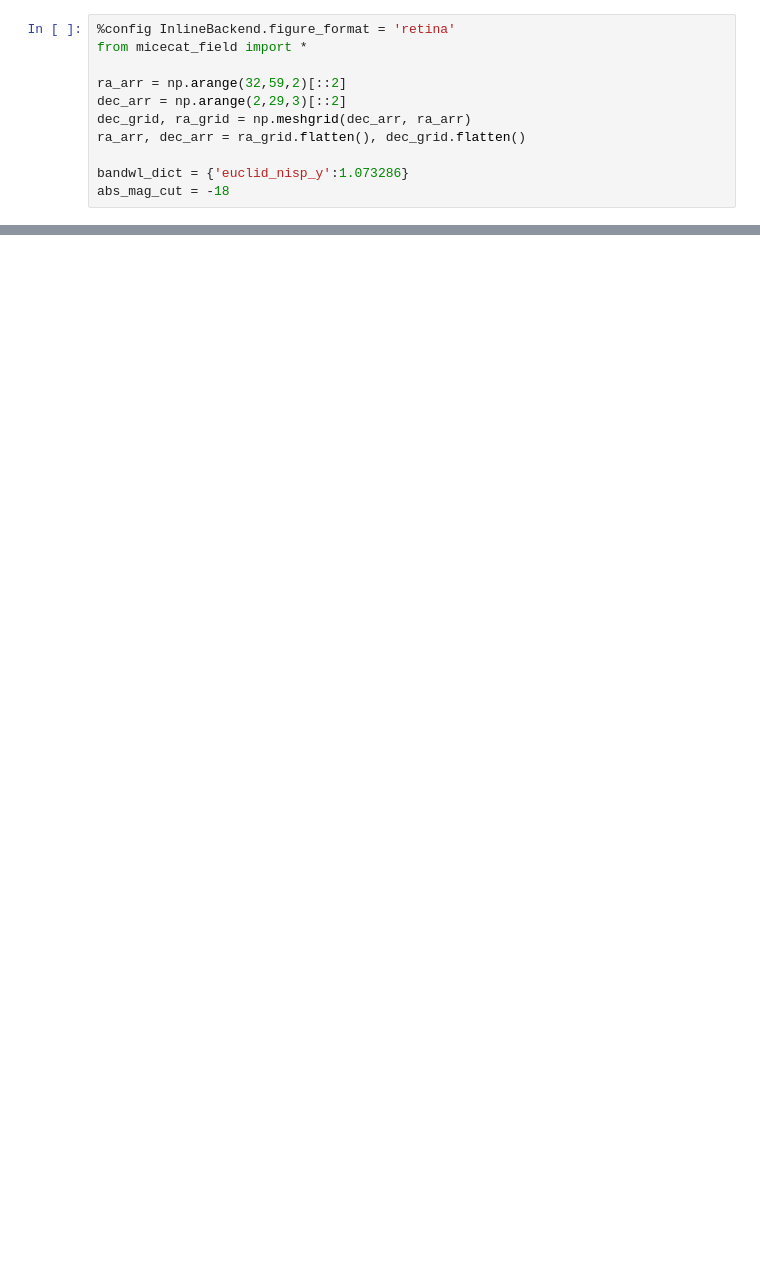
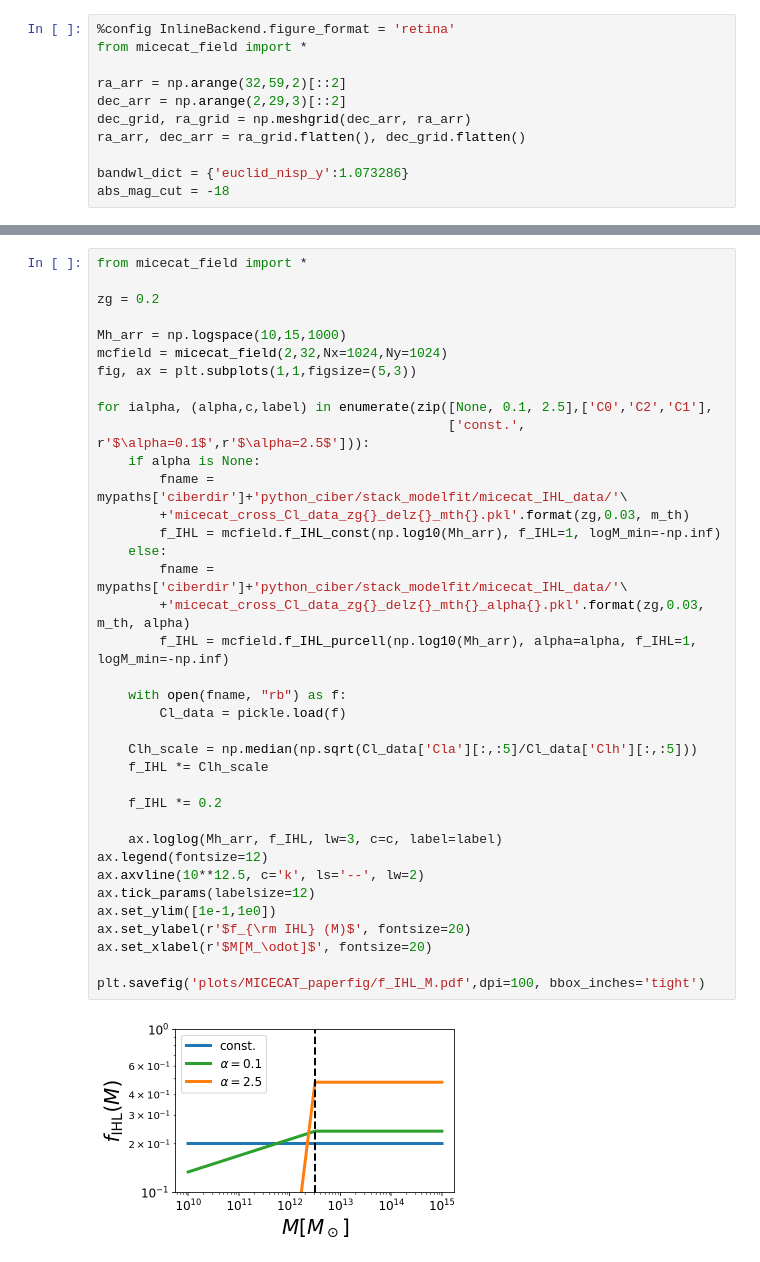
Before and after one commit to yuntingcheng/python_ciber, a Jupyter notebook: stack_modelfit/MICECAT_paperfigs.ipynb, the cells around one changed output, grey strips where cells are left out. Cells and saved outputs as stored; diff of their text form; blank space fills up the shorter version.

```diff
--- a/stack_modelfit/MICECAT_paperfigs.ipynb
+++ b/stack_modelfit/MICECAT_paperfigs.ipynb
@@ -412,3 +613,42 @@ plt.subplots_adjust(wspace=0)
+# %%
+from micecat_field import *
+
+zg = 0.2
+
+Mh_arr = np.logspace(10,15,1000)
+mcfield = micecat_field(2,32,Nx=1024,Ny=1024)
+fig, ax = plt.subplots(1,1,figsize=(5,3))
+
+for ialpha, (alpha,c,label) in enumerate(zip([None, 0.1, 2.5],['C0','C2','C1'],
+                                             ['const.', r'$\alpha=0.1$',r'$\alpha=2.5$'])):
+    if alpha is None:
+        fname = mypaths['ciberdir']+'python_ciber/stack_modelfit/micecat_IHL_data/'\
+        +'micecat_cross_Cl_data_zg{}_delz{}_mth{}.pkl'.format(zg,0.03, m_th)
+        f_IHL = mcfield.f_IHL_const(np.log10(Mh_arr), f_IHL=1, logM_min=-np.inf)
+    else:
+        fname = mypaths['ciberdir']+'python_ciber/stack_modelfit/micecat_IHL_data/'\
+        +'micecat_cross_Cl_data_zg{}_delz{}_mth{}_alpha{}.pkl'.format(zg,0.03, m_th, alpha)
+        f_IHL = mcfield.f_IHL_purcell(np.log10(Mh_arr), alpha=alpha, f_IHL=1, logM_min=-np.inf)
+
+    with open(fname, "rb") as f:
+        Cl_data = pickle.load(f)
+
+    Clh_scale = np.median(np.sqrt(Cl_data['Cla'][:,:5]/Cl_data['Clh'][:,:5]))
+    f_IHL *= Clh_scale
+
+    f_IHL *= 0.2
+
+    ax.loglog(Mh_arr, f_IHL, lw=3, c=c, label=label)
+ax.legend(fontsize=12)
+ax.axvline(10**12.5, c='k', ls='--', lw=2)
+ax.tick_params(labelsize=12)
+ax.set_ylim([1e-1,1e0])
+ax.set_ylabel(r'$f_{\rm IHL} (M)$', fontsize=20)
+ax.set_xlabel(r'$M[M_\odot]$', fontsize=20)
+
+plt.savefig('plots/MICECAT_paperfig/f_IHL_M.pdf',dpi=100, bbox_inches='tight')
+# %% [output]
+[figure, added]
 # %%
 from micecat_field import *
 
```
Also changed, not shown: parts of 16 cells of this notebook.
